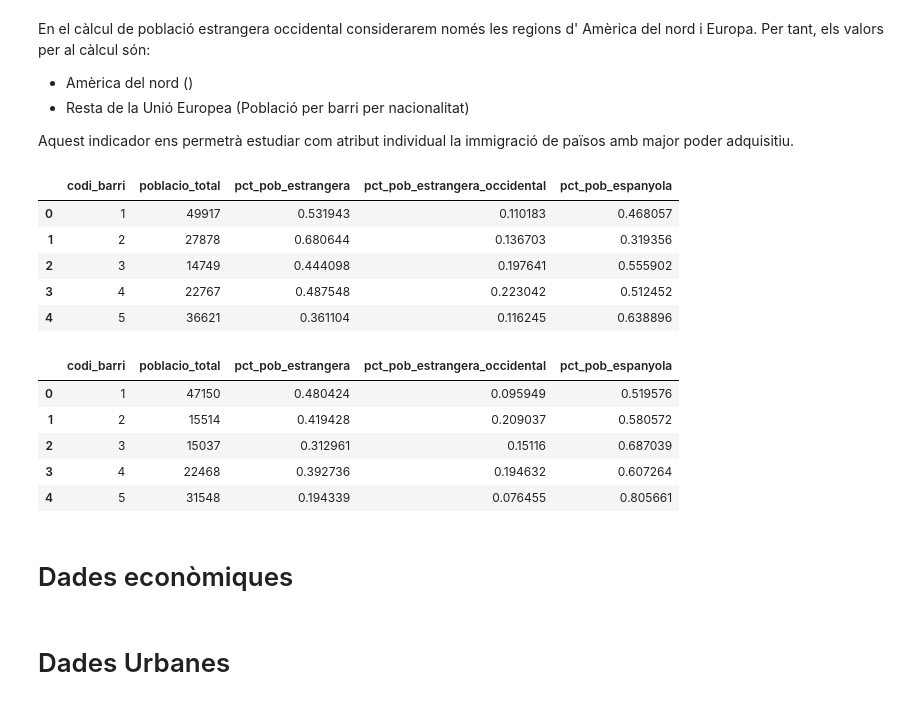
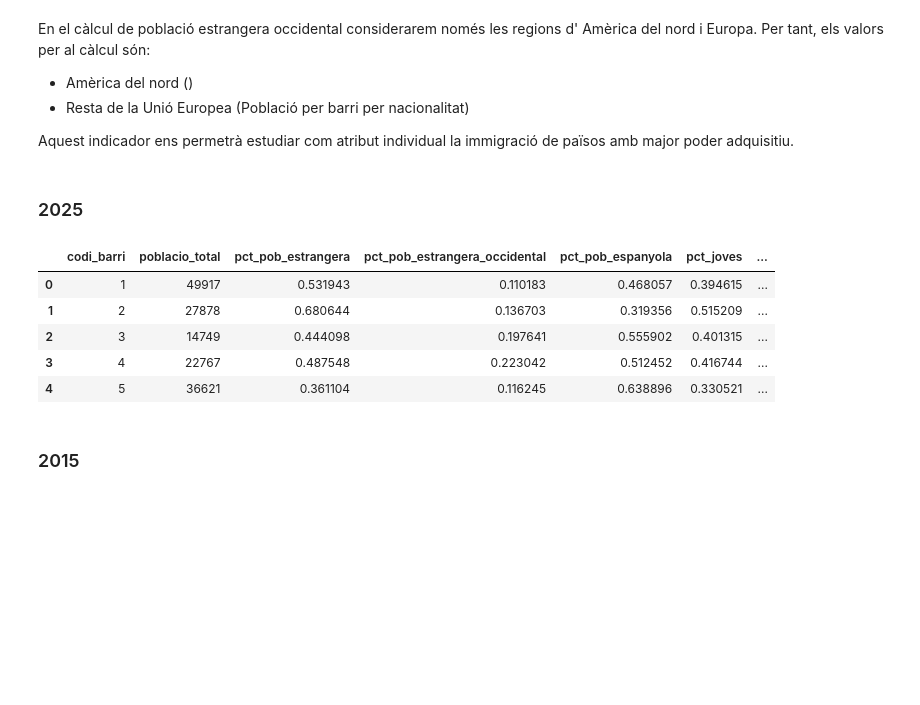
Before and after one commit to joseprau/tfm_gentrificacio_bcn, a Jupyter notebook: notebooks/ingestio_demografiques.ipynb, the cells around one changed output. Drawn from its saved outputs; the diff is of its cells as text; code cells hidden in the pictures; blank space fills up the shorter version.

```diff
--- a/notebooks/data_ingestion.ipynb
+++ b/notebooks/ingestio_demografiques.ipynb
@@ -789,6 +792,11 @@ df_edat_25_clean.head()
 | 2 | 3 | 1199 | 8 | 1359 | 3353 |
 | 3 | 4 | 1649 | 16 | 2245 | 5578 |
 | 4 | 5 | 3299 | 28 | 1388 | 7389 |
+# %%
+# Agreguem columna amb total de joves
+cols_joves = [col for col in df_edat_25_pivot.columns if col.startswith("joves_")]
+df_edat_25_pivot["joves_total"] = df_edat_25_pivot[cols_joves].sum(axis=1)
+df_edat_15_pivot["joves_total"] = df_edat_15_pivot[cols_joves].sum(axis=1)
 # %% [markdown]
 ## Agregacions
 En aquest apartat final de les dades demogràfiques, agregarem els conjunts en un sol
@@ -808,0 +805,11 @@ df_pob_agg_25_clean.head()
+# %%
+df_demografia = dim_barris.copy()
+df_demografia.rename(columns={"codi_barri": "Codi_Barri"}, inplace=True)
+
+df_demografia_25 =  df_demografia[["Codi_Barri"]].merge(df_poblacio_total_25, on="Codi_Barri", how="left")\
+                                        .merge(df_pob_25_pivot, on="Codi_Barri", how="left")\
+                                        .merge(df_nacionalitats_25_pivot, on="Codi_Barri", how="left")\
+                                        .merge(df_estudis_25_clean, on="Codi_Barri", how="left")\
+                                        .merge(df_edat_25_pivot, on="Codi_Barri", how="left")
+
+df_demografia_25.head()
@@ -809,7 +824,5 @@ df_pob_agg_25_clean.head()
 # %%
-# Unifiquem dades de 2015
-df_poblacio_agg_15 = df_pob_15_pivot.merge(df_nacionalitats_15_pivot, on="Codi_Barri", how="left")
-df_poblacio_agg_15 = df_poblacio_agg_15.merge(df_poblacio_total_15[["Codi_Barri", "Poblacio_Total"]], on="Codi_Barri", how="left")
-df_pob_agg_15_clean = neteja_noms_columnes(df_poblacio_agg_15)
-df_pob_agg_15_clean.head()
+# Netejem nom columnes
+df_demografia_25_clean =neteja_noms_columnes(df_demografia_25)
+df_demografia_25_clean.head()
 # %% [output]
@@ -849,19 +892,22 @@ En el càlcul de població estrangera occidental considerarem només les regions
 - Resta de la Unió Europea (Població per barri per nacionalitat)
 
 Aquest indicador ens permetrà estudiar com atribut individual la immigració de països amb major poder adquisitiu.
+# %% [markdown]
+### 2025
 # %%
 # Calcul de percentatges
-df_pob_25_final = df_pob_agg_25_clean.copy()
-df_pob_25_final["pct_pob_estrangera"] = 1 -(df_pob_25_final["espanya"] / df_pob_25_final["poblacio_total"])
-df_pob_25_final["pct_pob_estrangera_occidental"] = (df_pob_25_final["resta_de_la_uni_europea"] + df_pob_25_final["amrica_del_nord"]) / df_pob_25_final["poblacio_total"]
-df_pob_25_final["pct_pob_espanyola"] = df_pob_25_final["espanya"] / df_pob_25_final["poblacio_total"]
+df_demografia_25_clean["pct_pob_estrangera"] = 1 -(df_demografia_25_clean["espanya"] / df_demografia_25_clean["poblacio_total"])
+df_demografia_25_clean["pct_pob_estrangera_occidental"] = (df_demografia_25_clean["resta_de_la_uni_europea"] + df_demografia_25_clean["amrica_del_nord"]) / df_demografia_25_clean["poblacio_total"]
+df_demografia_25_clean["pct_pob_espanyola"] = df_demografia_25_clean["espanya"] / df_demografia_25_clean["poblacio_total"]
+df_demografia_25_clean["pct_joves"] = df_demografia_25_clean["joves_total"] / df_demografia_25_clean["poblacio_total"]
+df_demografia_25_clean["pct_universitaris"] = (df_demografia_25_clean["estudis_superiors_espanya"] + df_demografia_25_clean["estudis_superiors_ue"] + df_demografia_25_clean["estudis_superiors_mon"]) / df_demografia_25_clean["poblacio_total"]
 # %%
-df_pob_25_final = df_pob_25_final[["codi_barri", "poblacio_total", "pct_pob_estrangera", "pct_pob_estrangera_occidental", "pct_pob_espanyola"]]
-df_pob_25_final.head()
+df_demografia_25_final = df_demografia_25_clean[["codi_barri", "poblacio_total", "pct_pob_estrangera", "pct_pob_estrangera_occidental", "pct_pob_espanyola", "pct_joves", "pct_universitaris"]]
+df_demografia_25_final.head()
 # %% [output]
-|  | codi_barri | poblacio_total | pct_pob_estrangera | pct_pob_estrangera_occidental | pct_pob_espanyola |
-| 0 | 1 | 49917 | 0.531943 | 0.110183 | 0.468057 |
-| 1 | 2 | 27878 | 0.680644 | 0.136703 | 0.319356 |
-| 2 | 3 | 14749 | 0.444098 | 0.197641 | 0.555902 |
-| 3 | 4 | 22767 | 0.487548 | 0.223042 | 0.512452 |
-| 4 | 5 | 36621 | 0.361104 | 0.116245 | 0.638896 |
+|  | codi_barri | poblacio_total | pct_pob_estrangera | pct_pob_estrangera_occidental | pct_pob_espanyola | pct_joves | ... |
+| 0 | 1 | 49917 | 0.531943 | 0.110183 | 0.468057 | 0.394615 | ... |
+| 1 | 2 | 27878 | 0.680644 | 0.136703 | 0.319356 | 0.515209 | ... |
+| 2 | 3 | 14749 | 0.444098 | 0.197641 | 0.555902 | 0.401315 | ... |
+| 3 | 4 | 22767 | 0.487548 | 0.223042 | 0.512452 | 0.416744 | ... |
+| 4 | 5 | 36621 | 0.361104 | 0.116245 | 0.638896 | 0.330521 | ... |
@@ -874,14 +914,2 @@ df_pob_15_final["pct_pob_espanyola"] = df_pob_15_final["espanya"] / df_pob_15_fi
-# %%
-df_pob_15_final = df_pob_15_final[["codi_barri", "poblacio_total", "pct_pob_estrangera", "pct_pob_estrangera_occidental", "pct_pob_espanyola"]]
-df_pob_15_final.head()
-# %% [output]
-|  | codi_barri | poblacio_total | pct_pob_estrangera | pct_pob_estrangera_occidental | pct_pob_espanyola |
-| 0 | 1 | 47150 | 0.480424 | 0.095949 | 0.519576 |
-| 1 | 2 | 15514 | 0.419428 | 0.209037 | 0.580572 |
-| 2 | 3 | 15037 | 0.312961 | 0.15116 | 0.687039 |
-| 3 | 4 | 22468 | 0.392736 | 0.194632 | 0.607264 |
-| 4 | 5 | 31548 | 0.194339 | 0.076455 | 0.805661 |
-# %% [markdown]
-# Dades econòmiques
-# %% [markdown]
-# Dades Urbanes
+# %% [markdown]
+### 2015
```
Also changed, not shown: parts of 30 cells of this notebook, 5 other files.
